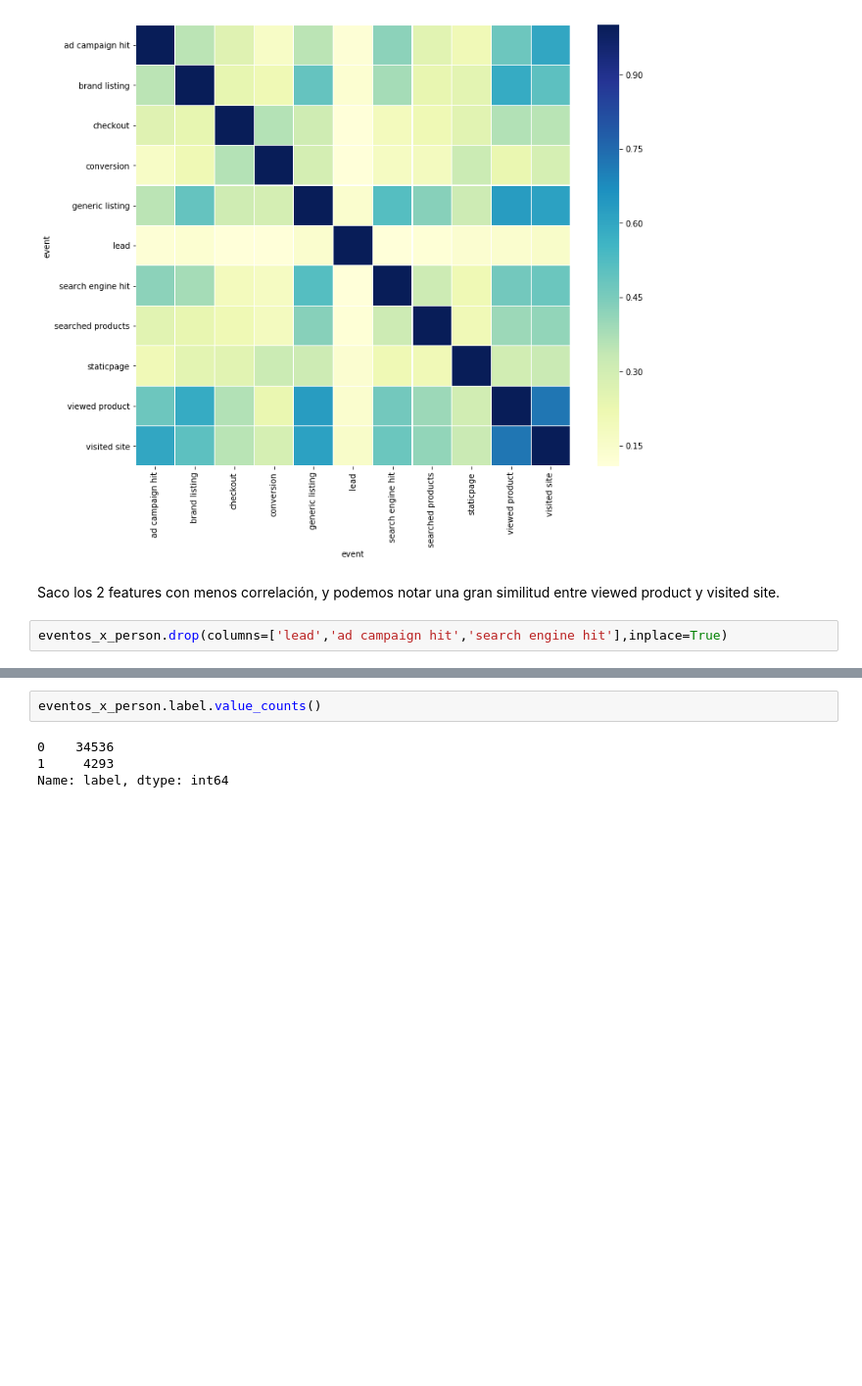
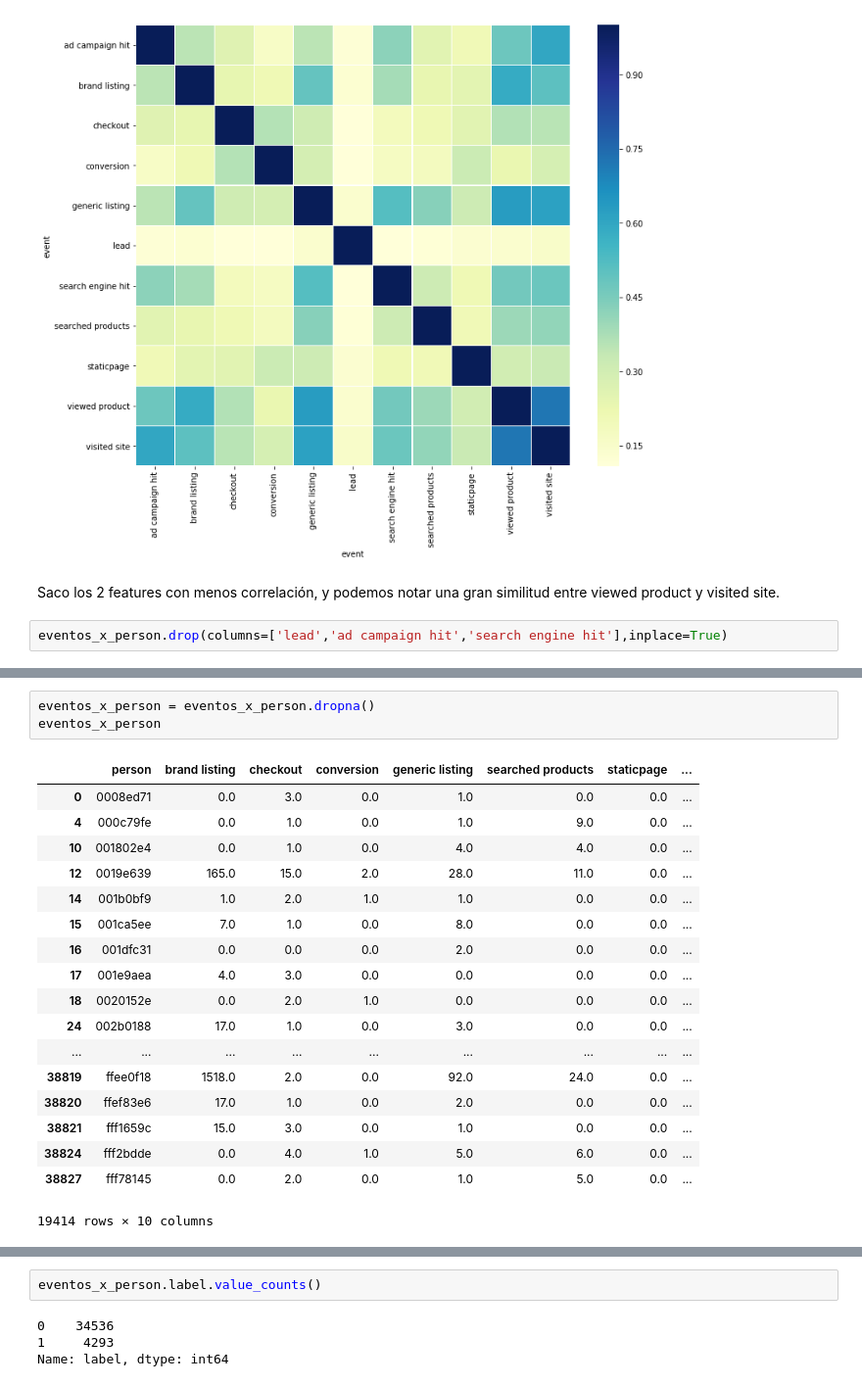
Before and after one commit to FrancoChoque/TP2Datos, a Jupyter notebook: Garabatos.ipynb, the cells around one changed output, grey strips where cells are left out. Shown at 98% size. Saved outputs shown, nothing was run; the diff lists cells and outputs as text; blank space fills up the shorter version.

```diff
--- a/Garabatos.ipynb
+++ b/Garabatos.ipynb
@@ -158,3 +185,25 @@ eventos_x_person.loc[eventos_x_person['conversion'] != 0.0,'label'] = 1
+# %%
+eventos_x_person = eventos_x_person.dropna()
+eventos_x_person
+# %% [output]
+|  | person | brand listing | checkout | conversion | generic listing | searched products | staticpage | ... |
+| 0 | 0008ed71 | 0.0 | 3.0 | 0.0 | 1.0 | 0.0 | 0.0 | ... |
+| 4 | 000c79fe | 0.0 | 1.0 | 0.0 | 1.0 | 9.0 | 0.0 | ... |
+| 10 | 001802e4 | 0.0 | 1.0 | 0.0 | 4.0 | 4.0 | 0.0 | ... |
+| 12 | 0019e639 | 165.0 | 15.0 | 2.0 | 28.0 | 11.0 | 0.0 | ... |
+| 14 | 001b0bf9 | 1.0 | 2.0 | 1.0 | 1.0 | 0.0 | 0.0 | ... |
+| 15 | 001ca5ee | 7.0 | 1.0 | 0.0 | 8.0 | 0.0 | 0.0 | ... |
+| 16 | 001dfc31 | 0.0 | 0.0 | 0.0 | 2.0 | 0.0 | 0.0 | ... |
+| 17 | 001e9aea | 4.0 | 3.0 | 0.0 | 0.0 | 0.0 | 0.0 | ... |
+| 18 | 0020152e | 0.0 | 2.0 | 1.0 | 0.0 | 0.0 | 0.0 | ... |
+| 24 | 002b0188 | 17.0 | 1.0 | 0.0 | 3.0 | 0.0 | 0.0 | ... |
+| ... | ... | ... | ... | ... | ... | ... | ... | ... |
+| 38819 | ffee0f18 | 1518.0 | 2.0 | 0.0 | 92.0 | 24.0 | 0.0 | ... |
+| 38820 | ffef83e6 | 17.0 | 1.0 | 0.0 | 2.0 | 0.0 | 0.0 | ... |
+| 38821 | fff1659c | 15.0 | 3.0 | 0.0 | 1.0 | 0.0 | 0.0 | ... |
+| 38824 | fff2bdde | 0.0 | 4.0 | 1.0 | 5.0 | 6.0 | 0.0 | ... |
+| 38827 | fff78145 | 0.0 | 2.0 | 0.0 | 1.0 | 5.0 | 0.0 | ... |
+19414 rows × 10 columns
 # %%
 sns.pairplot(eventos_x_person, hue="label")
 # %% [output]
```
Also changed, not shown: parts of 16 cells of this notebook, 2 other files.
